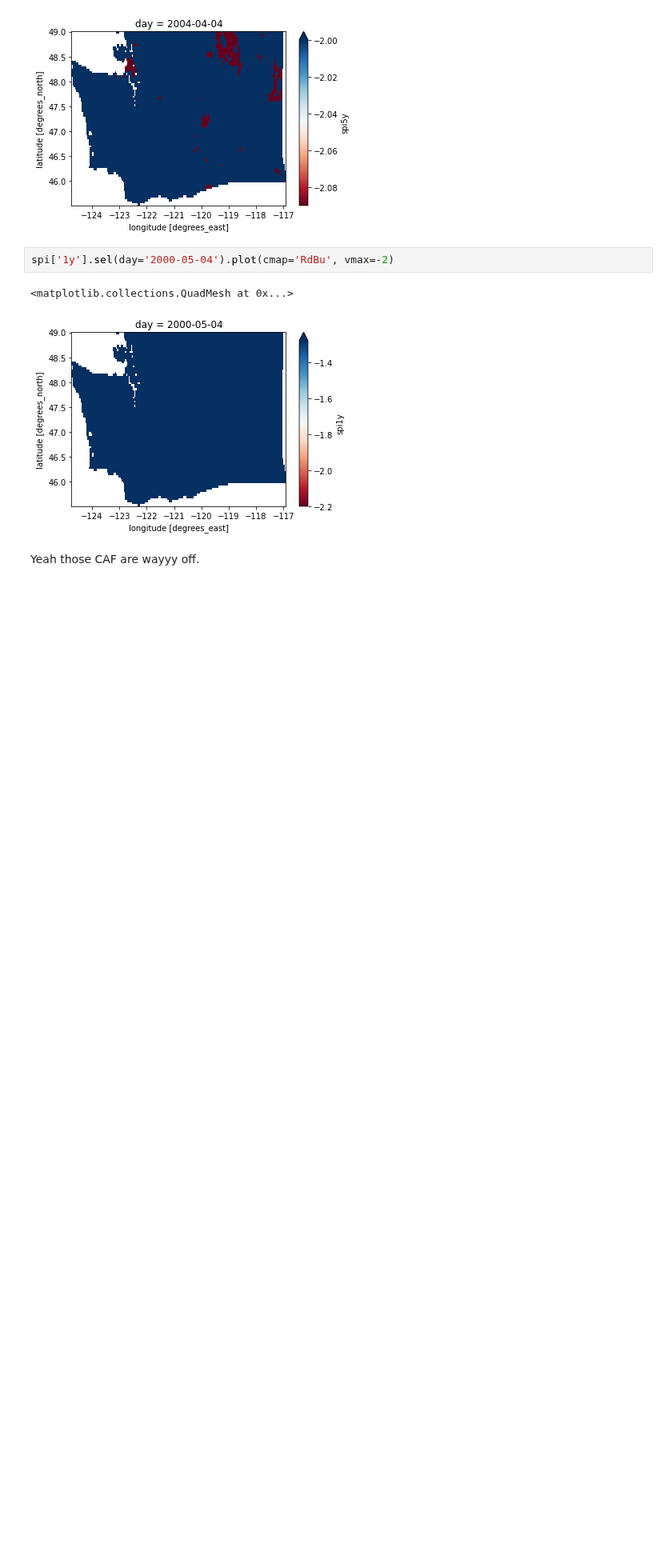
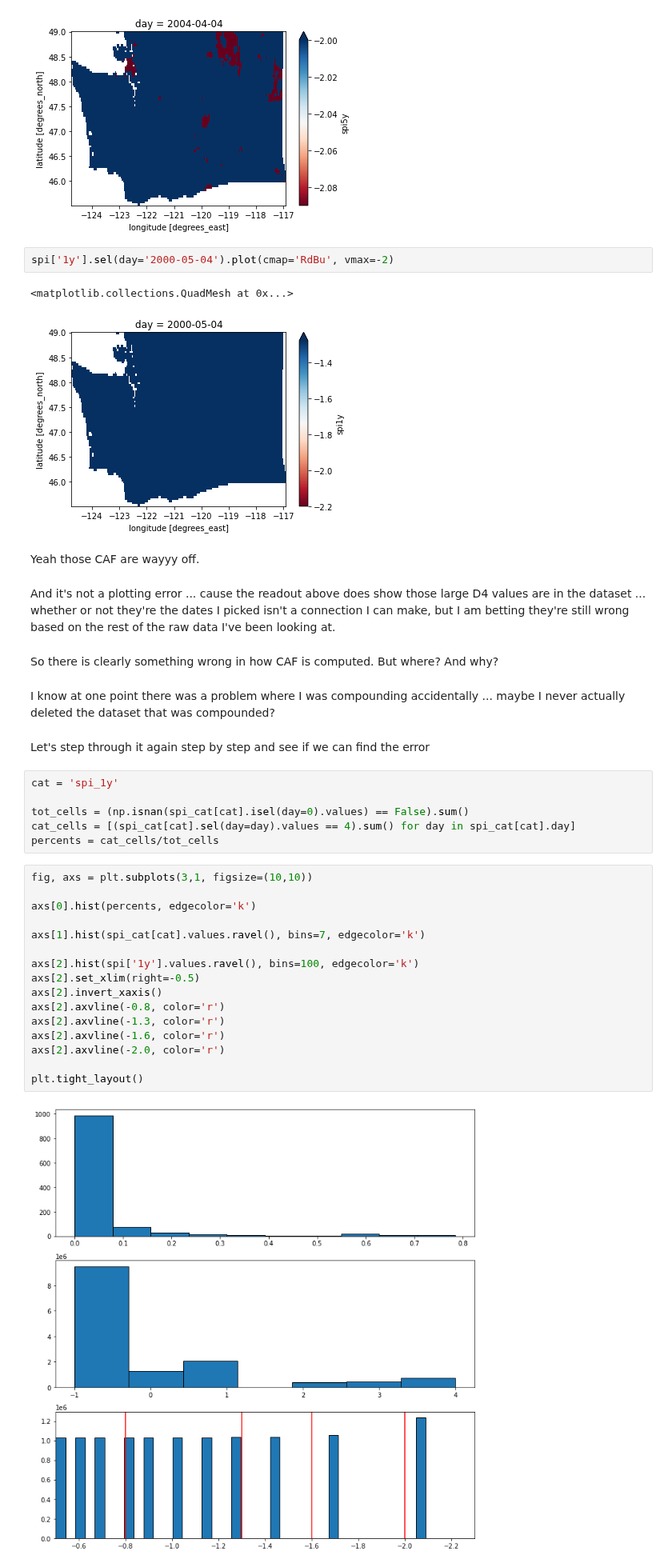
Before and after one commit to UW-Hydro/drought_impact, a Jupyter notebook: notebooks/quality_control/spi_quantiles_qa.ipynb, the cells around one changed output. Shown at 80% size. Saved outputs shown, nothing was run; the diff lists cells and outputs as text; blank space fills up the shorter version.

```diff
--- a/notebooks/quality_control/spi_quantiles_qa.ipynb
+++ b/notebooks/quality_control/spi_quantiles_qa.ipynb
@@ -239,3 +237,35 @@ spi['1y'].sel(day='2000-05-04').plot(cmap='RdBu', vmax=-2)
 [figure]
 # %% [markdown]
 Yeah those CAF are wayyy off.
+# %% [markdown]
+And it's not a plotting error ... cause the readout above does show those large D4 values are in the dataset ... whether or not they're the dates I picked isn't a connection I can make, but I am betting they're still wrong based on the rest of the raw data I've been looking at.
+# %% [markdown]
+So there is clearly something wrong in how CAF is computed. But where? And why?
+# %% [markdown]
+I know at one point there was a problem where I was compounding accidentally ... maybe I never actually deleted the dataset that was compounded?
+# %% [markdown]
+Let's step through it again step by step and see if we can find the error
+# %%
+cat = 'spi_1y'
+
+tot_cells = (np.isnan(spi_cat[cat].isel(day=0).values) == False).sum()
+cat_cells = [(spi_cat[cat].sel(day=day).values == 4).sum() for day in spi_cat[cat].day]
+percents = cat_cells/tot_cells
+# %%
+fig, axs = plt.subplots(3,1, figsize=(10,10))
+
+axs[0].hist(percents, edgecolor='k')
+
+axs[1].hist(spi_cat[cat].values.ravel(), bins=7, edgecolor='k')
+
+axs[2].hist(spi['1y'].values.ravel(), bins=100, edgecolor='k')
+axs[2].set_xlim(right=-0.5)
+axs[2].invert_xaxis()
+axs[2].axvline(-0.8, color='r')
+axs[2].axvline(-1.3, color='r')
+axs[2].axvline(-1.6, color='r')
+axs[2].axvline(-2.0, color='r')
+
+plt.tight_layout()
+# %% [output]
+[figure, added]
```
Also changed, not shown: parts of 21 cells of this notebook.
